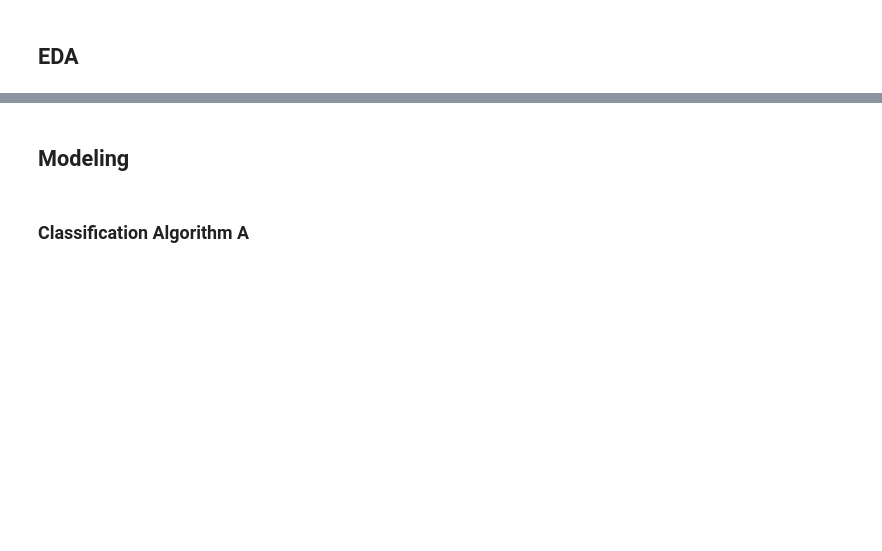
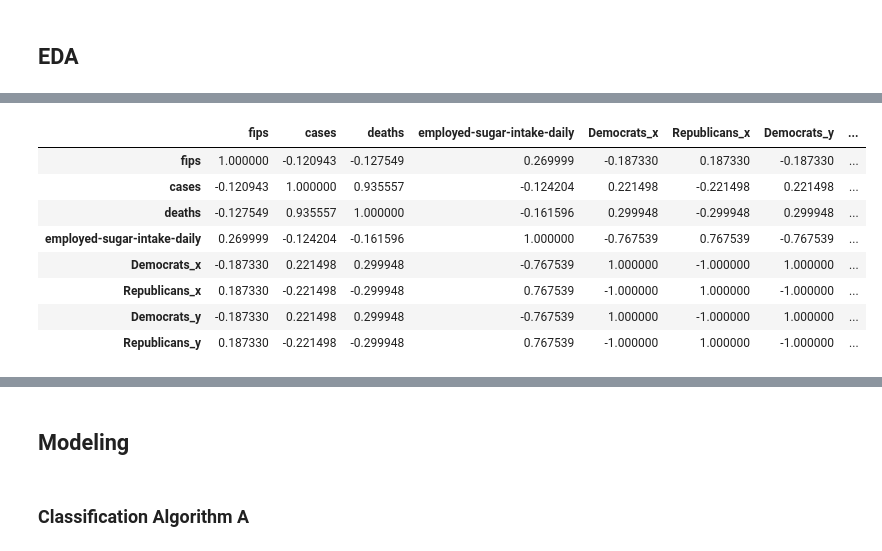
Before and after one commit to AnkitG0204/DataScience-Demo-2026, a Jupyter notebook: Data_science_notbeook.ipynb, the cells around one changed output, grey strips where cells are left out. Saved outputs shown, nothing was run; the diff lists cells and outputs as text; code cells hidden in the pictures; blank space fills up the shorter version.

```diff
--- a/Data_science_notbeook.ipynb
+++ b/Data_science_notbeook.ipynb
@@ -6,0 +183,10 @@
+# %%
+cdc_2013 = pd.read_csv("https://raw.githubusercontent.com/noahgift/sugar/master/data/education_sugar_cdc_2003.csv")
+cdc_2013.set_index("State", inplace=True)
+for column in cdc_2013.columns:
+  cdc_2013[column]=cdc_2013[column].str.replace(r"\(.*\)|–", "", regex=True)
+  cdc_2013[column]=pd.to_numeric(cdc_2013[column])
+
+cdc_2013.reset_index(inplace=True)
+cdc_2013.rename(columns={"State": "state", "Employed": "employed-sugar-intake-daily"},inplace=True)
+cdc_2013.head()
@@ -6,0 +200,4 @@
+# %%
+cdc_employed_df = cdc_2013[["employed-sugar-intake-daily", "state"]]
+sugar_covid_df = df.merge(cdc_employed_df, how="inner", on = "state")
+sugar_covid_df.head()
@@ -6,0 +211,8 @@
+# %%
+election_df = pd.read_csv("https://raw.githubusercontent.com/paiml/minimal-python/master/data/2016-Electoral-Votes.csv")
+election_df.rename(columns={"State": "state"},inplace=True)
+election_df.drop(columns="Votes", inplace=True)
+election_df = pd.concat([election_df, pd.get_dummies(election_df["Winning Party"])], axis=1);
+election_df.head()
+#election_df["Republican?"] = pd.get_dummies(election_df, columns=["Winning Party"])
+#election_df.head()
@@ -6,0 +226,3 @@
+# %%
+sugar_covid_df = sugar_covid_df.merge(election_df, how="inner", on="state")
+sugar_covid_df.head()
@@ -6,0 +236,12 @@
+# %%
+sugar_covid_df.corr(numeric_only=True)
+# %% [output]
+|  | fips | cases | deaths | employed-sugar-intake-daily | Democrats_x | Republicans_x | Democrats_y | ... |
+| fips | 1.000000 | -0.120943 | -0.127549 | 0.269999 | -0.187330 | 0.187330 | -0.187330 | ... |
+| cases | -0.120943 | 1.000000 | 0.935557 | -0.124204 | 0.221498 | -0.221498 | 0.221498 | ... |
+| deaths | -0.127549 | 0.935557 | 1.000000 | -0.161596 | 0.299948 | -0.299948 | 0.299948 | ... |
+| employed-sugar-intake-daily | 0.269999 | -0.124204 | -0.161596 | 1.000000 | -0.767539 | 0.767539 | -0.767539 | ... |
+| Democrats_x | -0.187330 | 0.221498 | 0.299948 | -0.767539 | 1.000000 | -1.000000 | 1.000000 | ... |
+| Republicans_x | 0.187330 | -0.221498 | -0.299948 | 0.767539 | -1.000000 | 1.000000 | -1.000000 | ... |
+| Democrats_y | -0.187330 | 0.221498 | 0.299948 | -0.767539 | 1.000000 | -1.000000 | 1.000000 | ... |
+| Republicans_y | 0.187330 | -0.221498 | -0.299948 | 0.767539 | -1.000000 | 1.000000 | -1.000000 | ... |
```
Also changed, not shown: parts of 25 cells of this notebook.
